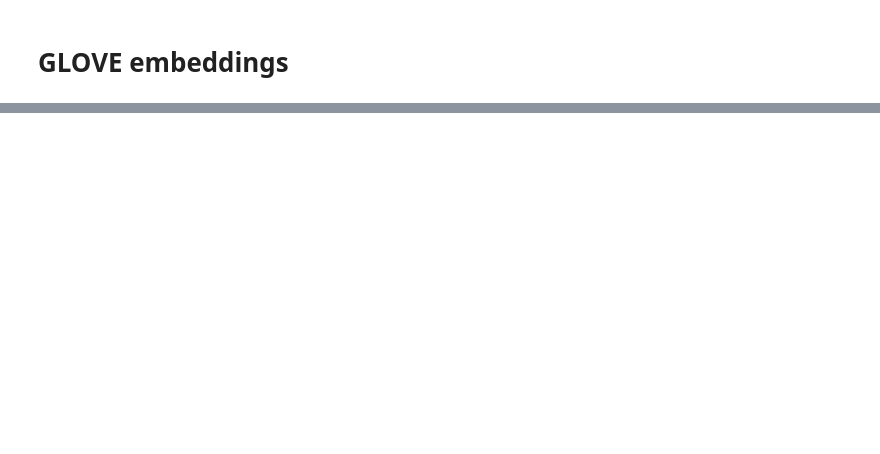
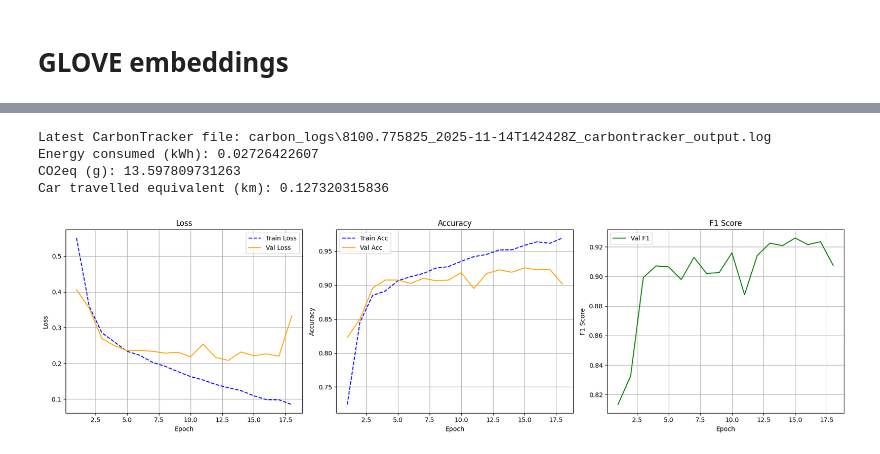
Before and after one commit to DominicLaimx/SC4001-Neural-Network-and-Deep-learning-Project, a Jupyter notebook: Non_transformer.ipynb, the cells around one changed output, grey strips where cells are left out. Cells and saved outputs as stored; diff of their text form; code cells hidden in the pictures; blank space fills up the shorter version.

```diff
--- a/Non_transformer.ipynb
+++ b/Non_transformer.ipynb
@@ -1312,11 +141,0 @@ See the caveats in the documentation: https://pandas.pydata.org/pandas-docs/stab
-# %%
-# model = SimpleRNN(vocab_size=len(vocab), embed_dim=100, hidden_size=128, output_size=2, method="avg").to(device)
-model = CNNLSTM(vocab_size=len(vocab), embed_dim=100, hidden_size=128, output_size=2, method="max").to(device)
-# model.load_state_dict(torch.load(best_model_state))
-model.load_state_dict(best_model_state)
-model.eval()
-test_texts = final_df["phrase"]
-test_labels = final_df["label"]
-Stanford_data = IMDBDataset(test_texts, test_labels)
-test_loader = DataLoader(Stanford_data, batch_size=32, shuffle=True, collate_fn=collate_batch)
-print(evaluate(model, test_loader))
@@ -1324,0 +591,4 @@ print(evaluate(model, test_loader))
+# %%
+import torch
+device = torch.device('cuda' if torch.cuda.is_available() else 'cpu')
+print(device)
@@ -1324,0 +923,54 @@ print(evaluate(model, test_loader))
+# %%
+latest_file = get_latest_carbontracker_output()
+results = parse_carbontracker_log(latest_file)
+
+print("Latest CarbonTracker file:", latest_file)
+print("Energy consumed (kWh):", results["energy_kWh"])
+print("CO2eq (g):", results["co2_grams"])
+print("Car travelled equivalent (km):", results["car_km"])
+# %% [output]
+Latest CarbonTracker file: carbon_logs\8100.775825_2025-11-14T142428Z_carbontracker_output.log
+Energy consumed (kWh): 0.02726422607
+CO2eq (g): 13.597809731263
+Car travelled equivalent (km): 0.127320315836
+# %%
+result = {
+    "train_losses": train_losses,
+    "val_losses": val_losses,
+    "train_accuracies": train_accuracies,
+    "val_accuracies": val_accuracies,
+    "val_f1s": val_f1s,
+}
+
+import matplotlib.pyplot as plt
+
+epochs = range(1, len(result["train_losses"]) + 1)
+fig, axes = plt.subplots(1, 3, figsize=(18, 5))
+
+axes[0].plot(epochs, result["train_losses"], linestyle='--', label='Train Loss', color='blue')
+axes[0].plot(epochs, result["val_losses"], label='Val Loss', color='orange')
+axes[0].set_title('Loss')
+axes[0].set_xlabel('Epoch')
+axes[0].set_ylabel('Loss')
+axes[0].legend()
+axes[0].grid(True)
+
+axes[1].plot(epochs, result["train_accuracies"], linestyle='--', label='Train Acc', color='blue')
+axes[1].plot(epochs, result["val_accuracies"], label='Val Acc', color='orange')
+axes[1].set_title('Accuracy')
+axes[1].set_xlabel('Epoch')
+axes[1].set_ylabel('Accuracy')
+axes[1].legend()
+axes[1].grid(True)
+
+axes[2].plot(epochs, result["val_f1s"], label='Val F1', color='green')
+axes[2].set_title('F1 Score')
+axes[2].set_xlabel('Epoch')
+axes[2].set_ylabel('F1 Score')
+axes[2].legend()
+axes[2].grid(True)
+
+plt.tight_layout()
+plt.show()
+# %% [output]
+[figure, added]
```
Also changed, not shown: parts of 68 cells of this notebook.
